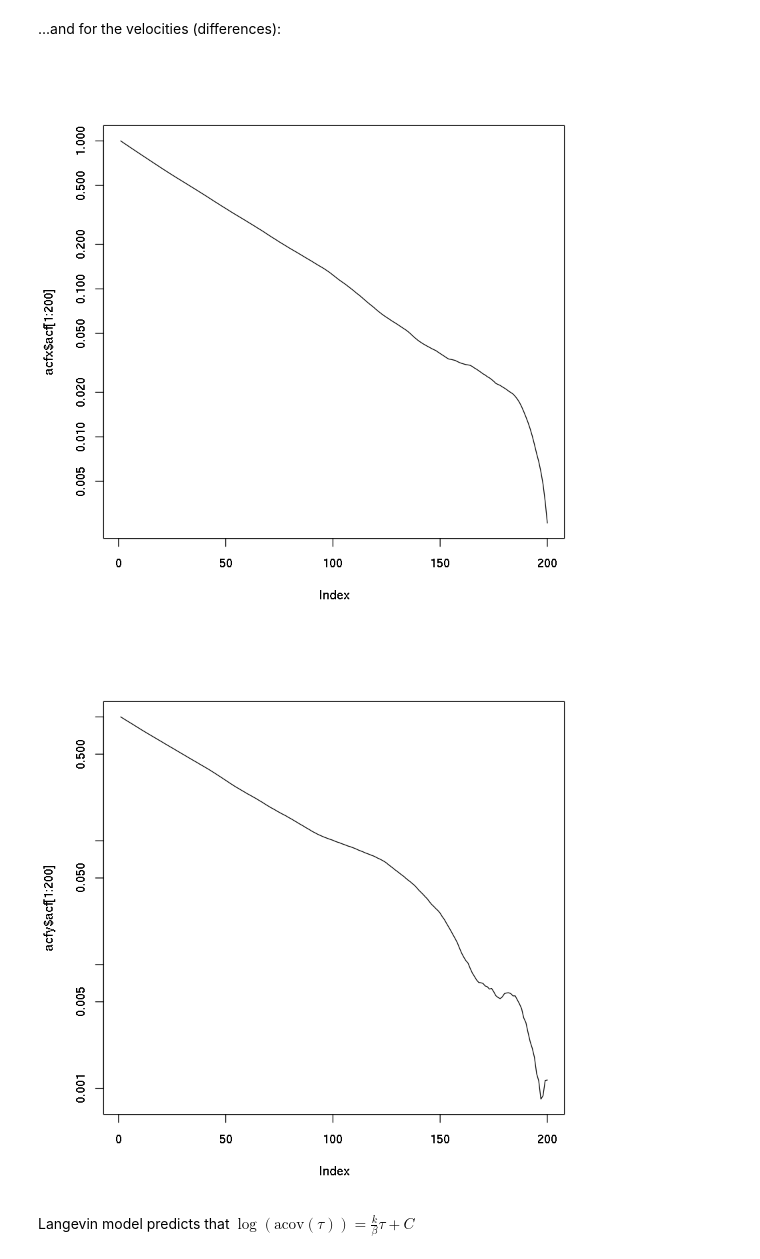
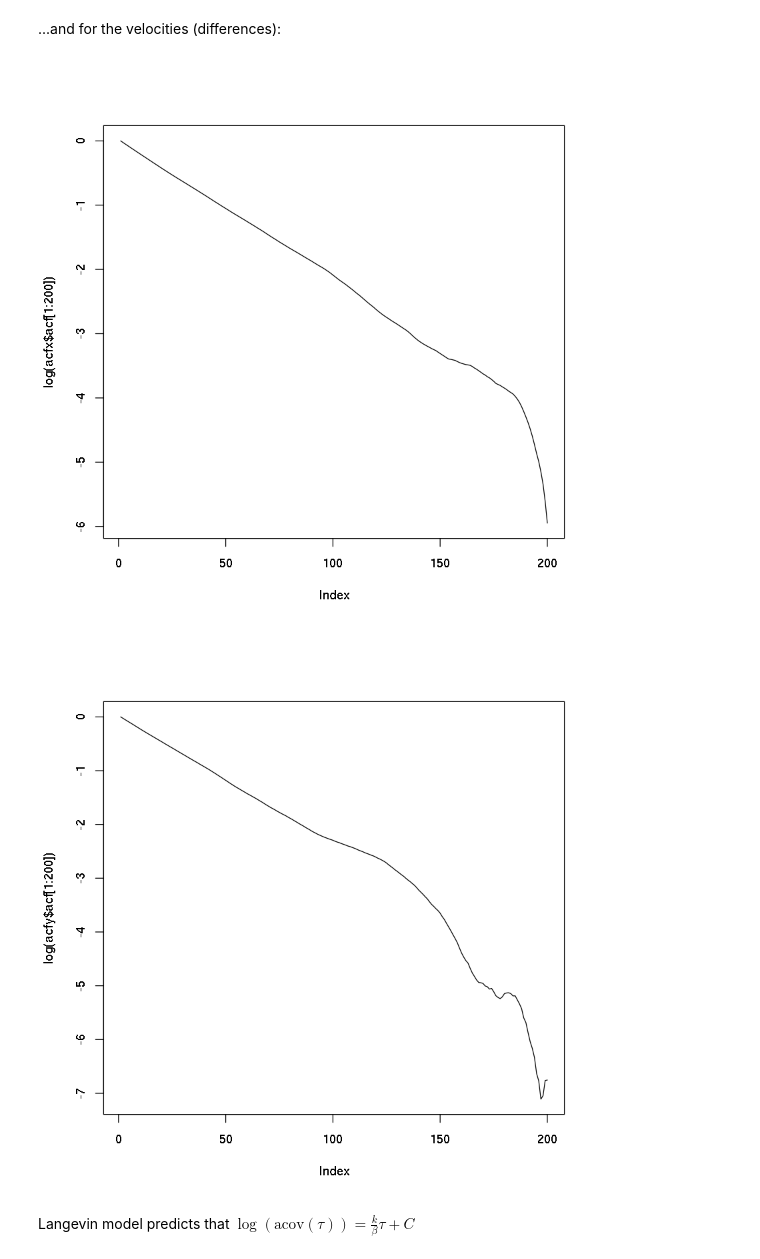
Before and after one commit to maaleske/optical-tweezers, a Jupyter notebook: time_invariance.ipynb, the cells around one changed output. Cells and saved outputs as stored; diff of their text form; code cells hidden in the pictures.

```diff
--- a/time_invariance.ipynb
+++ b/time_invariance.ipynb
@@ -140,11 +178,11 @@ plot(acfy$acf[1:200], type='l',log='y')
 # %%
 dacfx = acf(diff(coords[,1]), lag.max=1000, plot = FALSE)
 dacfy = acf(diff(coords[,2]), lag.max=1000, plot = FALSE)
-plot(acfx$acf[1:200], type='l',log='y')
-plot(acfy$acf[1:200], type='l',log='y')
+plot(log(acfx$acf[1:200]), type='l',log='')
+plot(log(acfy$acf[1:200]), type='l',log='')
 # %% [output]
-[figure, old version]
+[figure, new version]
-[figure, old version]
+[figure, new version]
 # %% [markdown]
 Langevin model predicts that $\log(\mathrm{acov}(\tau)) = \frac{k}{\beta} \tau + C$
 # %%
```
Also changed, not shown: parts of 10 cells of this notebook, 4 other files.
